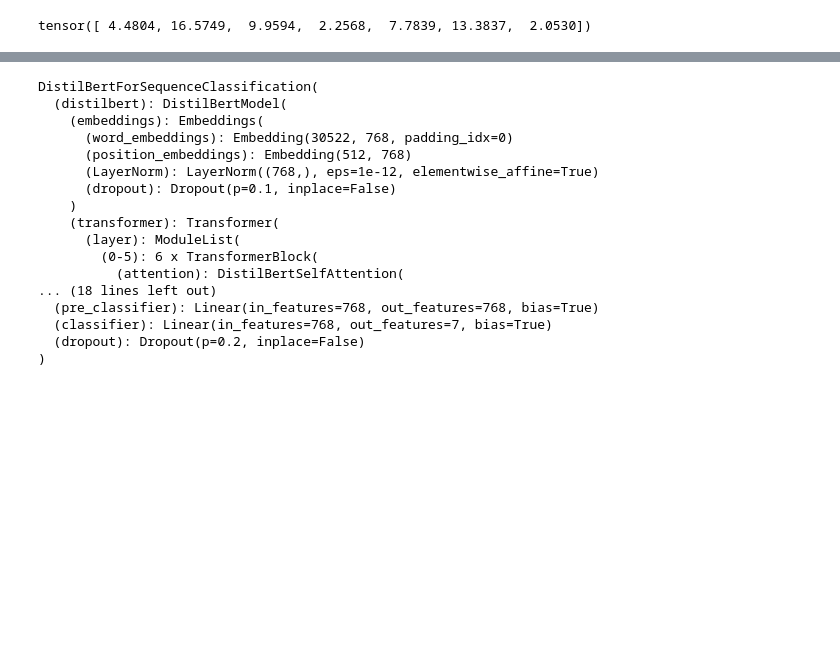
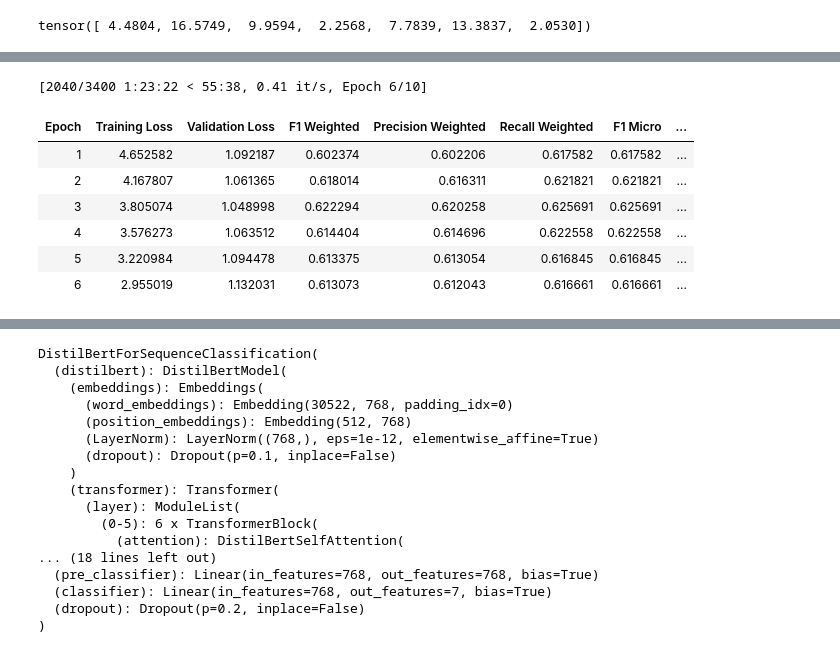
Before and after one commit to sydney-machine-learning/translation-Europeanlanguages, a Jupyter notebook: goemotions_finetuning_and_sentiment_poems.ipynb, the cells around one changed output, grey strips where cells are left out. Cells and saved outputs as stored; diff of their text form; code cells hidden in the pictures; blank space fills up the shorter version.

Commit message:
comparison between multi-class and multi-lable classifications for senwave and goemotions using a Georgian poem (English-translated) as testing example

```diff
--- a/goemotions_finetuning_and_sentiment_poems.ipynb
+++ b/goemotions_finetuning_and_sentiment_poems.ipynb
@@ -443,0 +344,71 @@ Threshold: 0.5| F1_W: 0.609 | F1_micro: 0.622 | F1_macro: 0.543 | P: 0.713 | R:
+# %%
+#multi-class classification
+import torch.nn as nn
+from transformers import AutoModelForSequenceClassification, TrainingArguments, Trainer, EarlyStoppingCallback
+
+model_1 = AutoModelForSequenceClassification.from_pretrained(model_checkpoint,
+                                                             num_labels = len(ekman_classes), #len(classes),
+                                                             problem_type = "single_label_classification") #load the weights in saved dtype. Without, doubles memory usage if weights originally torch.bfloat16
+model_1.to(device)
+
+from sklearn.metrics import accuracy_score, f1_score, precision_score, recall_score, precision_recall_fscore_support, hamming_loss
+
+def compute_metrics(eval_pred):
+    logits, labels = eval_pred
+
+    predictions = logits.argmax(axis=-1)  # Get the predicted class labels
+
+    precision_weighted, recall_weighted, f1_weighted, _ = precision_recall_fscore_support(labels, predictions, average='weighted', zero_division=0)
+    f1_micro = f1_score(labels, predictions, average = "micro", zero_division = 0)
+    f1_macro = f1_score(labels, predictions, average = "macro", zero_division = 0)
+    precision_micro = precision_score(labels, predictions, average="micro", zero_division=0)
+    recall_micro = recall_score(labels, predictions, average="micro", zero_division=0)
+    precision_macro = precision_score(labels, predictions, average="macro", zero_division=0)
+    recall_macro = recall_score(labels, predictions, average="macro", zero_division=0)
+
+    return {
+        'f1_weighted': f1_weighted,
+        'precision_weighted': precision_weighted,
+        'recall_weighted': recall_weighted,
+        'f1_micro': f1_micro,
+        'precision_micro': precision_micro,
+        'recall_micro': recall_micro,
+        'f1_macro': f1_macro,
+        'precision_macro': precision_macro,
+        'recall_macro': recall_macro,
+    }
+
+training_args = TrainingArguments(
+    output_dir = "distilbert_finetuned-goemotions",
+    num_train_epochs = 10,
+    per_device_train_batch_size = 32,
+    gradient_accumulation_steps = 4, #accumulate gradients across several batches and update once as opposed to updating weights every batch, simulates training with large batch size w/o storing, saves memory but slower training
+    #gradient_checkpointing=True, #recomputes intermediate activations during forward pass as opposed to storing - extra computation but saves memory
+    fp16 = False, #bf16 for fast mixed precision training, fp16 false for mps
+    learning_rate = 2e-5, #initial lr
+    logging_steps = 100, #controls how frequently to update + return loss
+    eval_strategy = "epoch", #when to evaluate a model during training
+    save_strategy = "epoch", #when to save
+    weight_decay = 0.01, #L2 regularisation, helps prevent model from overfitting by discouraging large weights - uses AdamW, independent of weight updates --> better training stability
+    metric_for_best_model = 'eval_f1_weighted',
+    greater_is_better = True,
+    load_best_model_at_end = True,
+    save_total_limit = 2
+)
+
+trainer = Trainer(
+    model = model_1,
+    args = training_args,
+    train_dataset = tokenized_go_emotions["train"],
+    eval_dataset = tokenized_go_emotions["validation"],
+    processing_class = tokenizer,
+    compute_metrics = compute_metrics,
+    callbacks=[EarlyStoppingCallback(early_stopping_patience=3)],
+    #pos_weight = pos_weight
+)
+
+trainer.train()
+
+trainer.save_model("distilbert_finetuned-goemotions-final")
+tokenizer.save_pretrained("distilbert_finetuned-goemotions-final")
+# %% [output]
@@ -443,0 +431,8 @@ Threshold: 0.5| F1_W: 0.609 | F1_micro: 0.622 | F1_macro: 0.543 | P: 0.713 | R:
+[2040/3400 1:23:22 < 55:38, 0.41 it/s, Epoch 6/10]
+| Epoch | Training Loss | Validation Loss | F1 Weighted | Precision Weighted | Recall Weighted | F1 Micro | ... |
+| 1 | 4.652582 | 1.092187 | 0.602374 | 0.602206 | 0.617582 | 0.617582 | ... |
+| 2 | 4.167807 | 1.061365 | 0.618014 | 0.616311 | 0.621821 | 0.621821 | ... |
+| 3 | 3.805074 | 1.048998 | 0.622294 | 0.620258 | 0.625691 | 0.625691 | ... |
+| 4 | 3.576273 | 1.063512 | 0.614404 | 0.614696 | 0.622558 | 0.622558 | ... |
+| 5 | 3.220984 | 1.094478 | 0.613375 | 0.613054 | 0.616845 | 0.616845 | ... |
+| 6 | 2.955019 | 1.132031 | 0.613073 | 0.612043 | 0.616661 | 0.616661 | ... |
```
Also changed, not shown: parts of 21 cells of this notebook, 2 other files.
